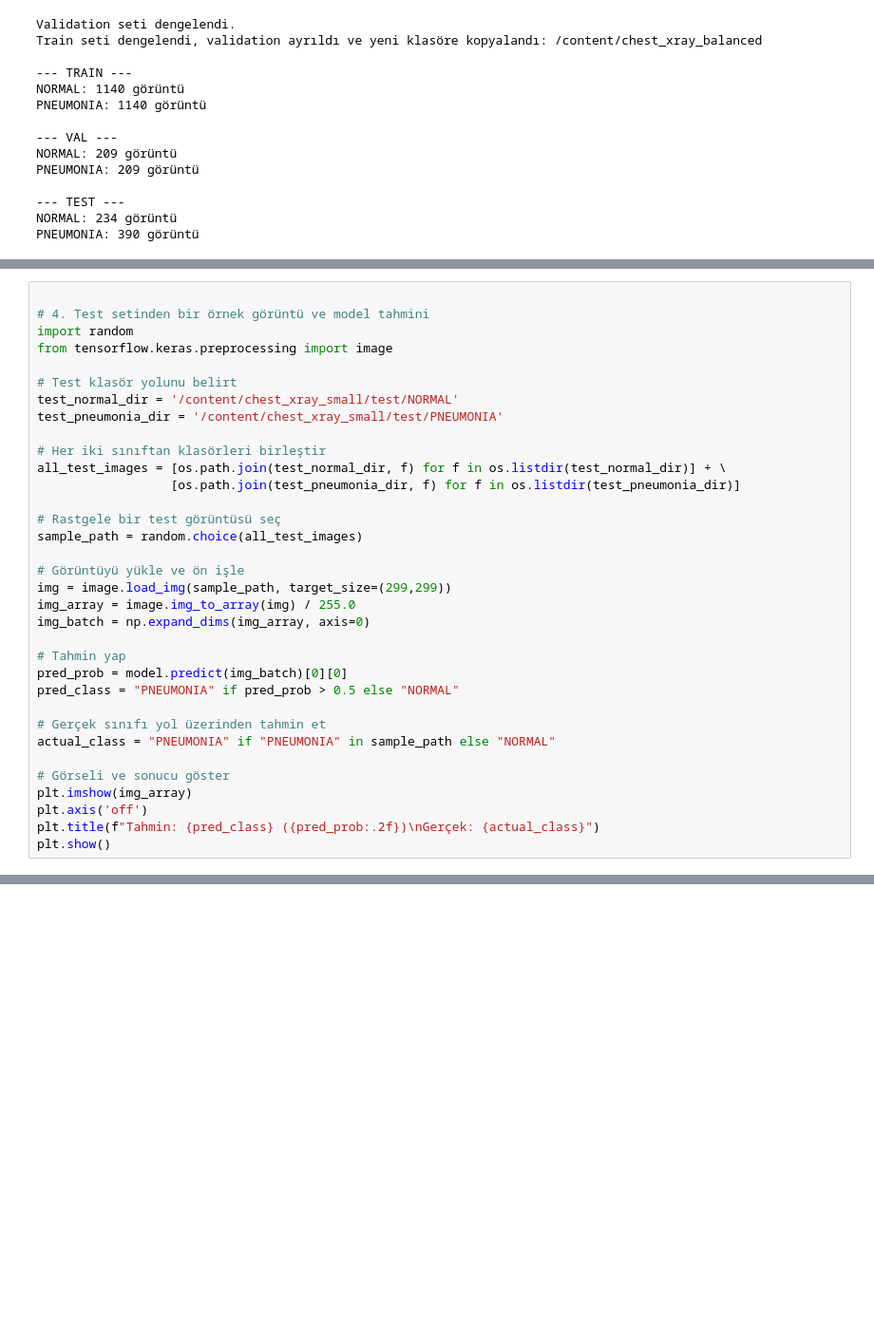
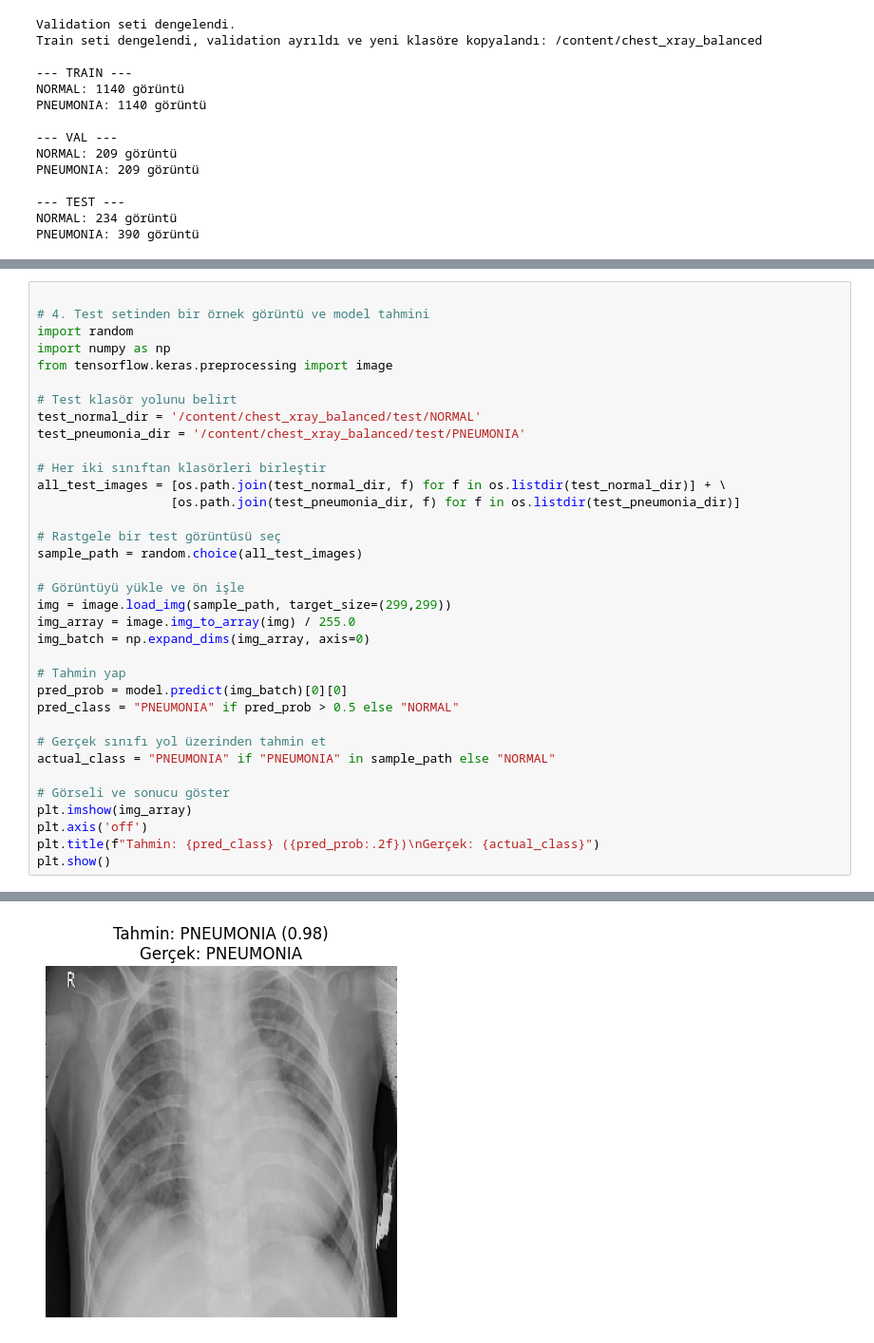
Before and after one commit to MuhametshaKakayev/PneumaniaInceptionV3, a Jupyter notebook: Guncel_"PhenmonıaXray".ipynb, the cells around one changed output, grey strips where cells are left out. Shown at 95% size. Drawn from its saved outputs; the diff is of its cells as text; blank space fills up the shorter version.

```diff
--- a/Guncel_"PhenmonıaXray".ipynb
+++ b/Guncel_"PhenmonıaXray".ipynb
@@ -317,11 +321,12 @@ Epoch 3/10
 
 # 4. Test setinden bir örnek görüntü ve model tahmini
 import random
+import numpy as np
 from tensorflow.keras.preprocessing import image
 
 # Test klasör yolunu belirt
-test_normal_dir = '/content/chest_xray_small/test/NORMAL'
-test_pneumonia_dir = '/content/chest_xray_small/test/PNEUMONIA'
+test_normal_dir = '/content/chest_xray_balanced/test/NORMAL'
+test_pneumonia_dir = '/content/chest_xray_balanced/test/PNEUMONIA'
 
 # Her iki sınıftan klasörleri birleştir
 all_test_images = [os.path.join(test_normal_dir, f) for f in os.listdir(test_normal_dir)] + \
@@ -351,0 +357 @@ NameError: name 'np' is not defined
+[figure, added]
```
Also changed, not shown: parts of 2 cells of this notebook.
